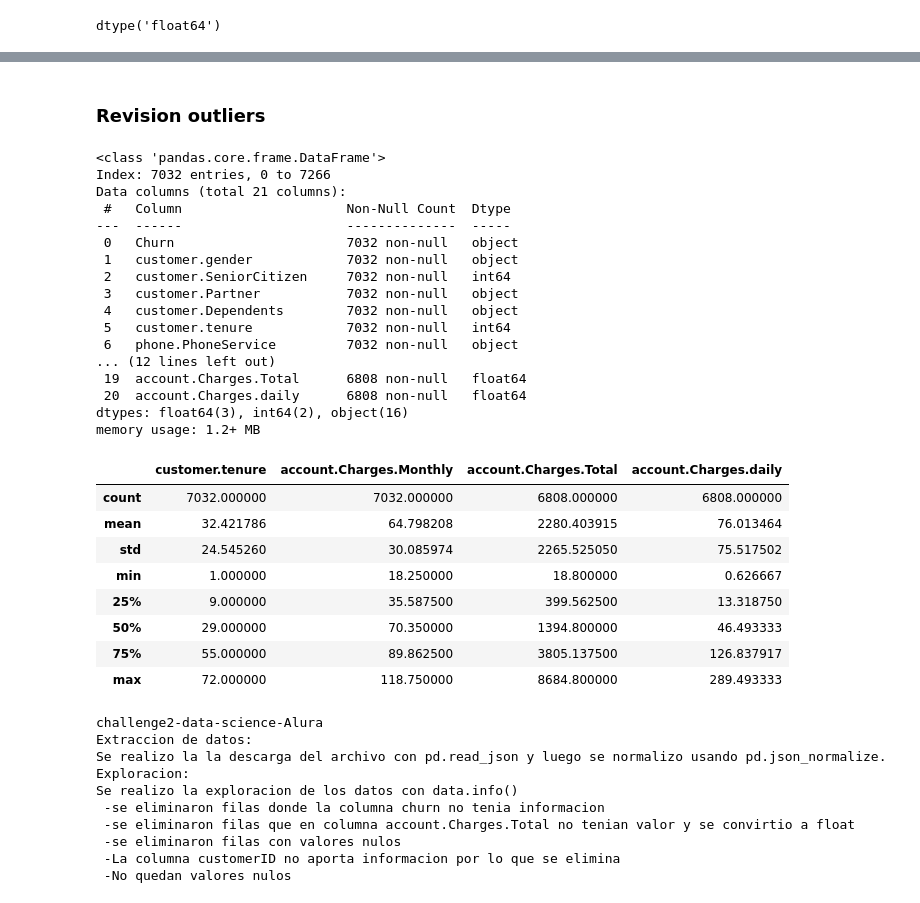
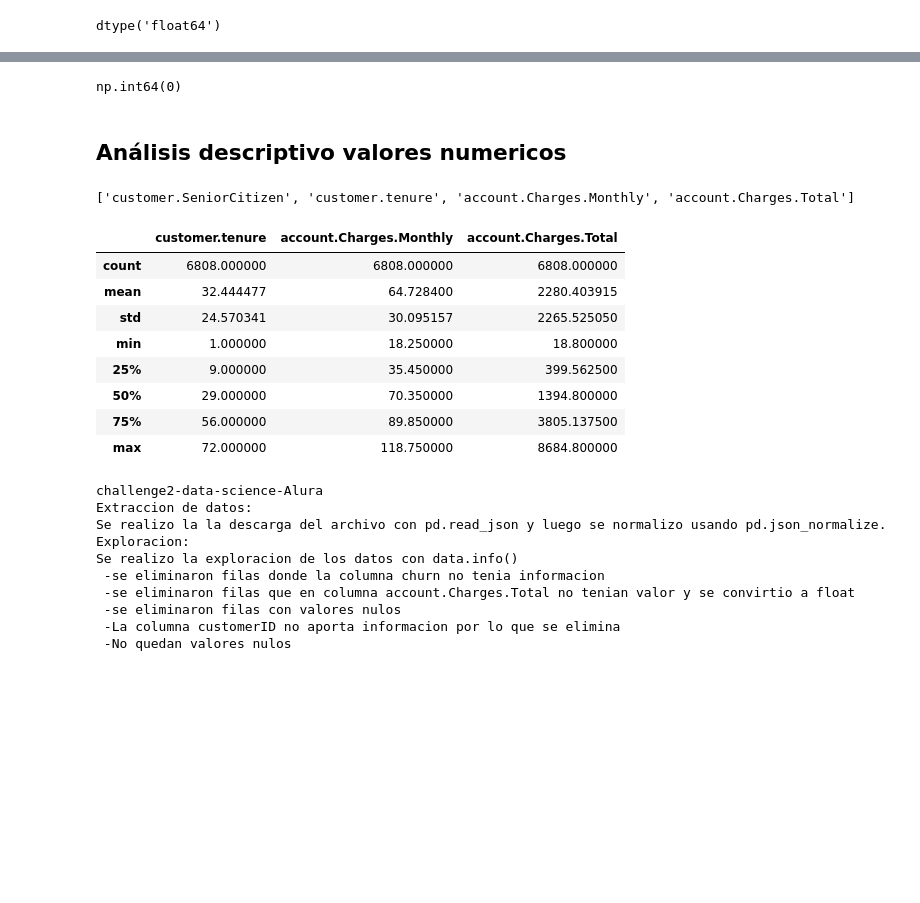
Before and after one commit to JCSR2022/challenge2-data-science-Alura, a Jupyter notebook: challenge2_data_science_Alura.ipynb, the cells around one changed output, grey strips where cells are left out. Cells and saved outputs as stored; diff of their text form; code cells hidden in the pictures; blank space fills up the shorter version.

```diff
--- a/challenge2_data_science_Alura.ipynb
+++ b/challenge2_data_science_Alura.ipynb
@@ -231,41 +236,31 @@ dtype('float64')
+# %%
+data = data.dropna()
+data.isna().sum().sum()
+# %% [output]
+np.int64(0)
 # %%
 #La columna customerID no aporta informacion por lo que se elimina
 data.drop(columns=['customerID'],inplace=True)
-# %% [markdown]
-### Revision outliers
-# %%
-data.info()
-# %% [output]
-<class 'pandas.core.frame.DataFrame'>
-Index: 7032 entries, 0 to 7266
-Data columns (total 21 columns):
- #   Column                     Non-Null Count  Dtype
----  ------                     --------------  -----
- 0   Churn                      7032 non-null   object
- 1   customer.gender            7032 non-null   object
- 2   customer.SeniorCitizen     7032 non-null   int64
- 3   customer.Partner           7032 non-null   object
- 4   customer.Dependents        7032 non-null   object
- 5   customer.tenure            7032 non-null   int64
- 6   phone.PhoneService         7032 non-null   object
-... (12 lines left out)
- 19  account.Charges.Total      6808 non-null   float64
- 20  account.Charges.daily      6808 non-null   float64
-dtypes: float64(3), int64(2), object(16)
-memory usage: 1.2+ MB
+# %% [markdown]
+## Análisis descriptivo valores numericos
+# %%
+numericas = [ col  for col in data.columns if data[col].dtype != 'object']
+print(numericas)
+# %% [output]
+['customer.SeniorCitizen', 'customer.tenure', 'account.Charges.Monthly', 'account.Charges.Total']
 # %%
-numericas = ['customer.tenure','account.Charges.Monthly','account.Charges.Total','account.Charges.daily']
+numericas = ['customer.tenure','account.Charges.Monthly','account.Charges.Total']
 data[numericas].describe()
 # %% [output]
-|  | customer.tenure | account.Charges.Monthly | account.Charges.Total | account.Charges.daily |
-| count | 7032.000000 | 7032.000000 | 6808.000000 | 6808.000000 |
-| mean | 32.421786 | 64.798208 | 2280.403915 | 76.013464 |
-| std | 24.545260 | 30.085974 | 2265.525050 | 75.517502 |
-| min | 1.000000 | 18.250000 | 18.800000 | 0.626667 |
-| 25% | 9.000000 | 35.587500 | 399.562500 | 13.318750 |
-| 50% | 29.000000 | 70.350000 | 1394.800000 | 46.493333 |
-| 75% | 55.000000 | 89.862500 | 3805.137500 | 126.837917 |
-| max | 72.000000 | 118.750000 | 8684.800000 | 289.493333 |
+|  | customer.tenure | account.Charges.Monthly | account.Charges.Total |
+| count | 6808.000000 | 6808.000000 | 6808.000000 |
+| mean | 32.444477 | 64.728400 | 2280.403915 |
+| std | 24.570341 | 30.095157 | 2265.525050 |
+| min | 1.000000 | 18.250000 | 18.800000 |
+| 25% | 9.000000 | 35.450000 | 399.562500 |
+| 50% | 29.000000 | 70.350000 | 1394.800000 |
+| 75% | 56.000000 | 89.850000 | 3805.137500 |
+| max | 72.000000 | 118.750000 | 8684.800000 |
 # %%
 exploracion_pasos = """Exploracion:
 Se realizo la exploracion de los datos con data.info()
```
Also changed, not shown: parts of 19 cells of this notebook.
